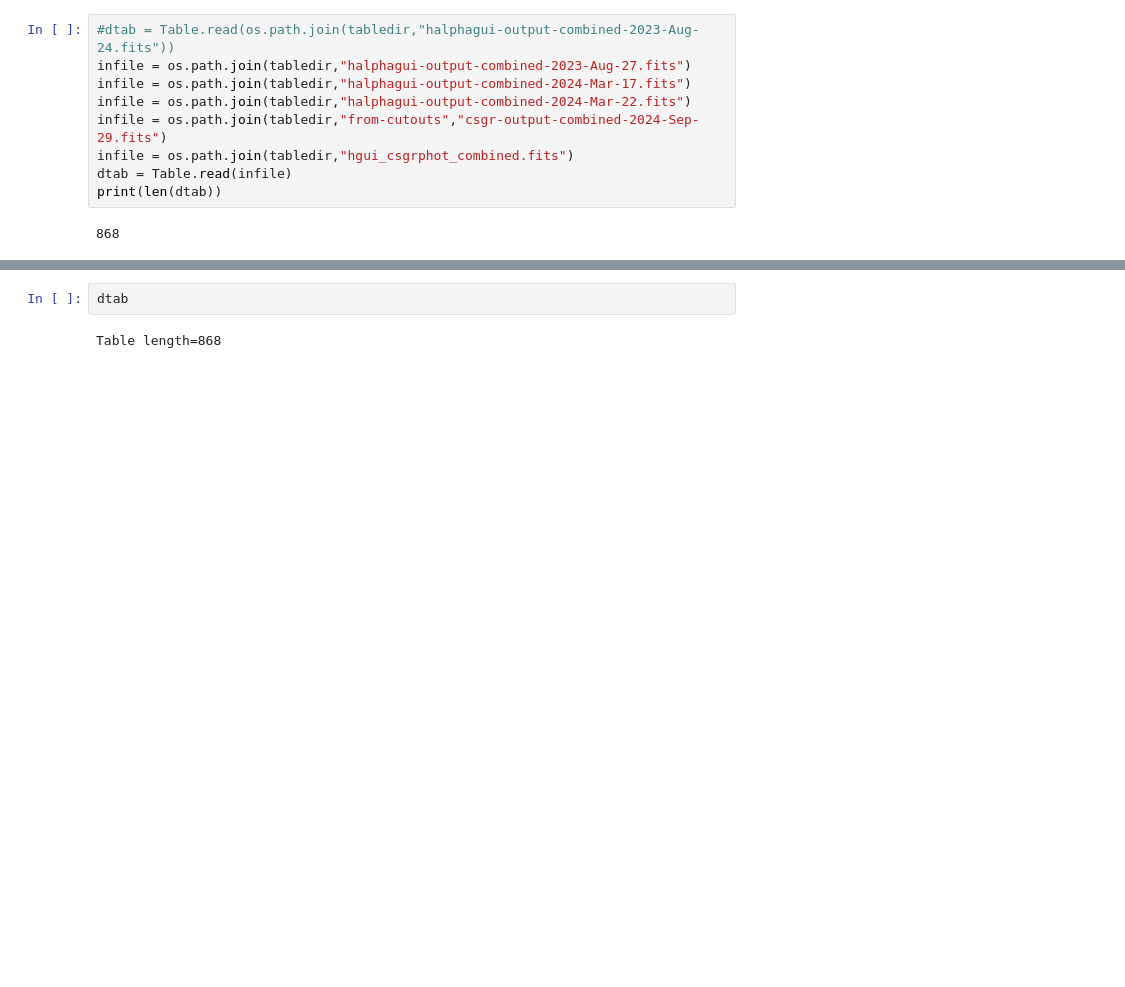
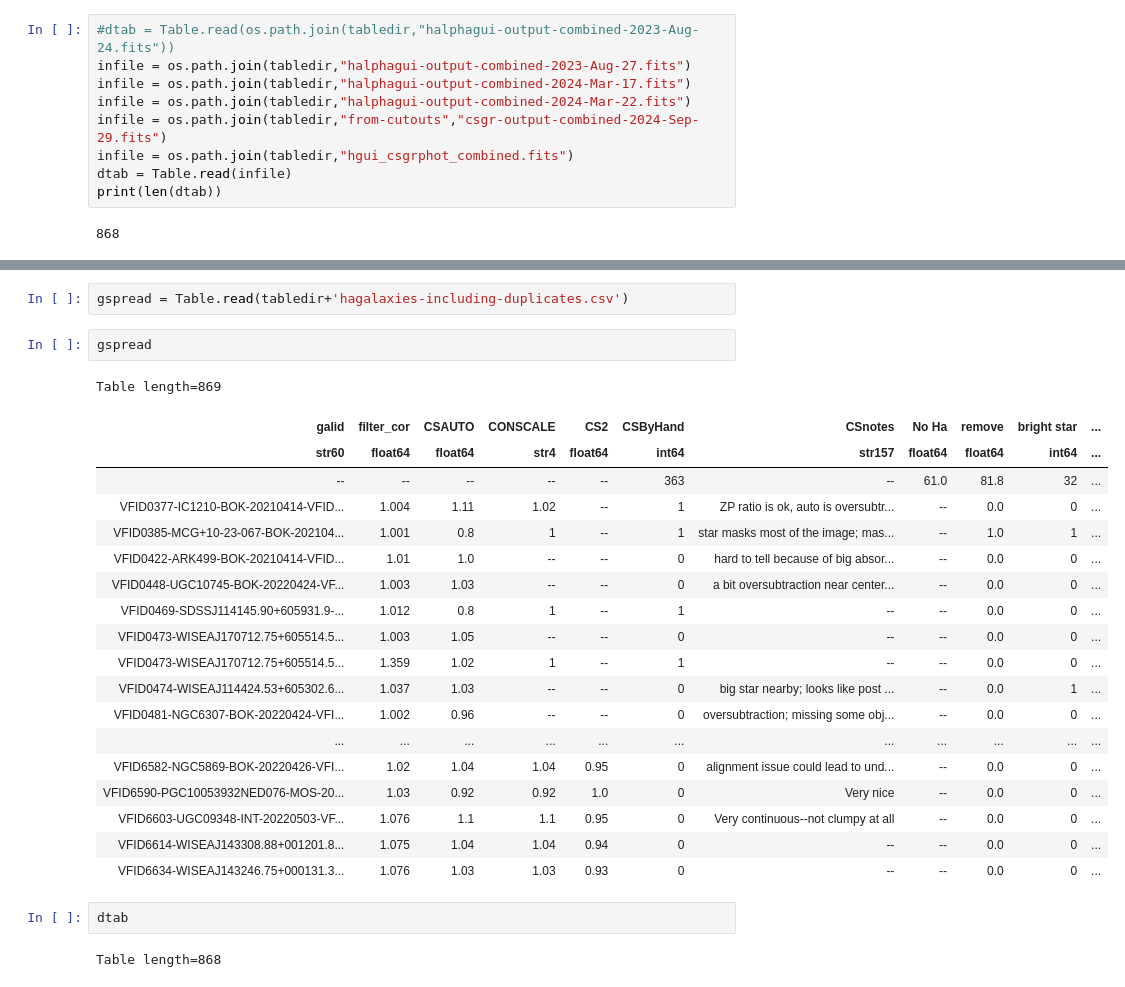
Before and after one commit to rfinn/havirgo, a Jupyter notebook: notebooks/duplicates.ipynb, the cells around one changed output, grey strips where cells are left out. Drawn from its saved outputs; the diff is of its cells as text; blank space fills up the shorter version.

Commit message:
working on analyzing full sample, with updated CS images.
merging output from halpha gui and csgr continuum subtraction

```diff
--- a/notebooks/duplicates.ipynb
+++ b/notebooks/duplicates.ipynb
@@ -47,3 +53,27 @@ dtab.colnames
+# %%
+gspread = Table.read(tabledir+'hagalaxies-including-duplicates.csv')
+# %%
+gspread
+# %% [output]
+Table length=869
+| galid | filter_cor | CSAUTO | CONSCALE | CS2 | CSByHand | CSnotes | No Ha | remove | bright star | ... |
+| str60 | float64 | float64 | str4 | float64 | int64 | str157 | float64 | float64 | int64 | ... |
+| -- | -- | -- | -- | -- | 363 | -- | 61.0 | 81.8 | 32 | ... |
+| VFID0377-IC1210-BOK-20210414-VFID... | 1.004 | 1.11 | 1.02 | -- | 1 | ZP ratio is ok, auto is oversubtr... | -- | 0.0 | 0 | ... |
+| VFID0385-MCG+10-23-067-BOK-202104... | 1.001 | 0.8 | 1 | -- | 1 | star masks most of the image; mas... | -- | 1.0 | 1 | ... |
+| VFID0422-ARK499-BOK-20210414-VFID... | 1.01 | 1.0 | -- | -- | 0 | hard to tell because of big absor... | -- | 0.0 | 0 | ... |
+| VFID0448-UGC10745-BOK-20220424-VF... | 1.003 | 1.03 | -- | -- | 0 | a bit oversubtraction near center... | -- | 0.0 | 0 | ... |
+| VFID0469-SDSSJ114145.90+605931.9-... | 1.012 | 0.8 | 1 | -- | 1 | -- | -- | 0.0 | 0 | ... |
+| VFID0473-WISEAJ170712.75+605514.5... | 1.003 | 1.05 | -- | -- | 0 | -- | -- | 0.0 | 0 | ... |
+| VFID0473-WISEAJ170712.75+605514.5... | 1.359 | 1.02 | 1 | -- | 1 | -- | -- | 0.0 | 0 | ... |
+| VFID0474-WISEAJ114424.53+605302.6... | 1.037 | 1.03 | -- | -- | 0 | big star nearby; looks like post ... | -- | 0.0 | 1 | ... |
+| VFID0481-NGC6307-BOK-20220424-VFI... | 1.002 | 0.96 | -- | -- | 0 | oversubtraction; missing some obj... | -- | 0.0 | 0 | ... |
+| ... | ... | ... | ... | ... | ... | ... | ... | ... | ... | ... |
+| VFID6582-NGC5869-BOK-20220426-VFI... | 1.02 | 1.04 | 1.04 | 0.95 | 0 | alignment issue could lead to und... | -- | 0.0 | 0 | ... |
+| VFID6590-PGC10053932NED076-MOS-20... | 1.03 | 0.92 | 0.92 | 1.0 | 0 | Very nice | -- | 0.0 | 0 | ... |
+| VFID6603-UGC09348-INT-20220503-VF... | 1.076 | 1.1 | 1.1 | 0.95 | 0 | Very continuous--not clumpy at all | -- | 0.0 | 0 | ... |
+| VFID6614-WISEAJ143308.88+001201.8... | 1.075 | 1.04 | 1.04 | 0.94 | 0 | -- | -- | 0.0 | 0 | ... |
+| VFID6634-WISEAJ143246.75+000131.3... | 1.076 | 1.03 | 1.03 | 0.93 | 0 | -- | -- | 0.0 | 0 | ... |
 # %%
 dtab
 # %% [output]
```
Also changed, not shown: parts of 3 cells of this notebook, 1 other file.
